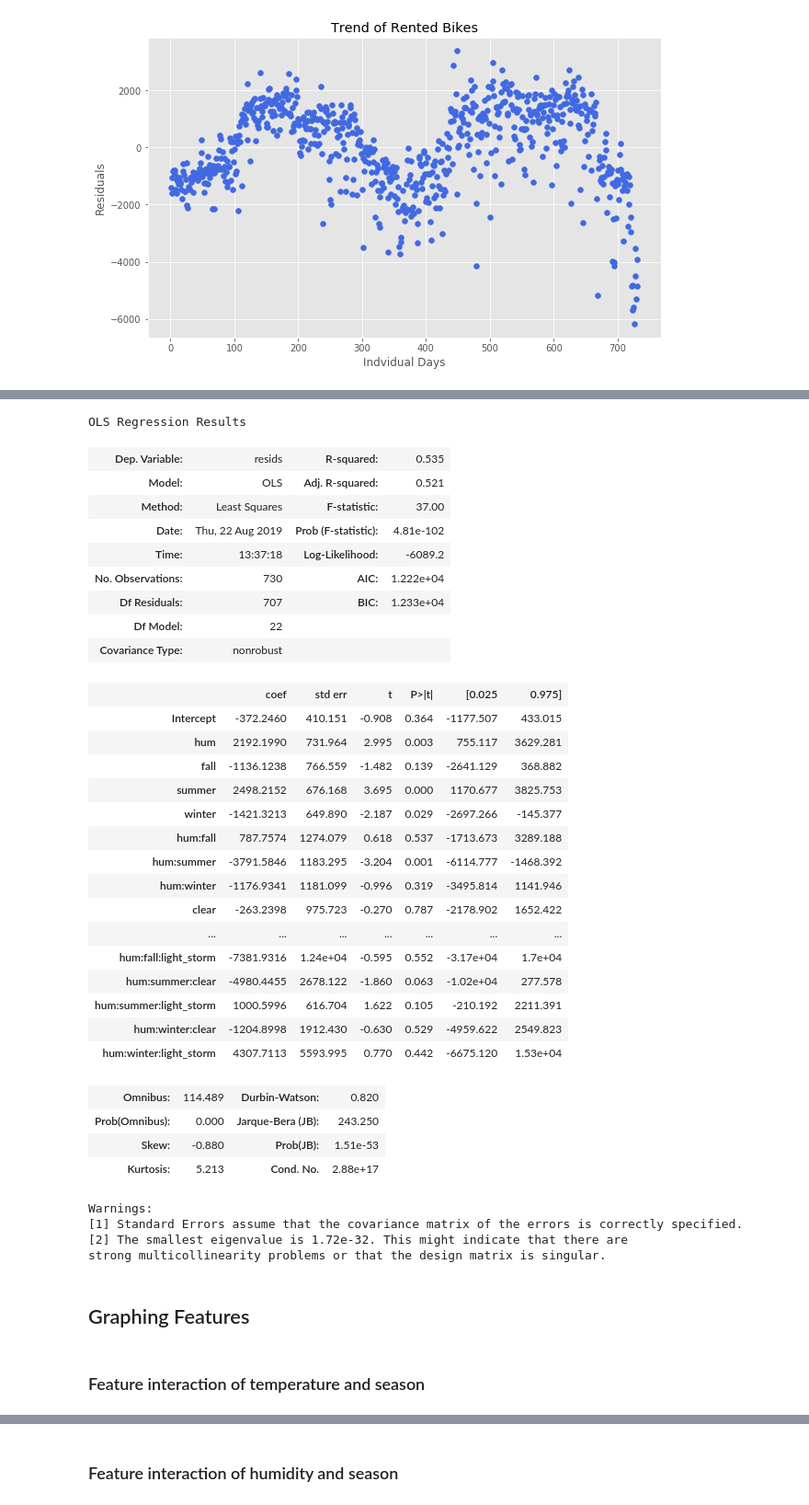
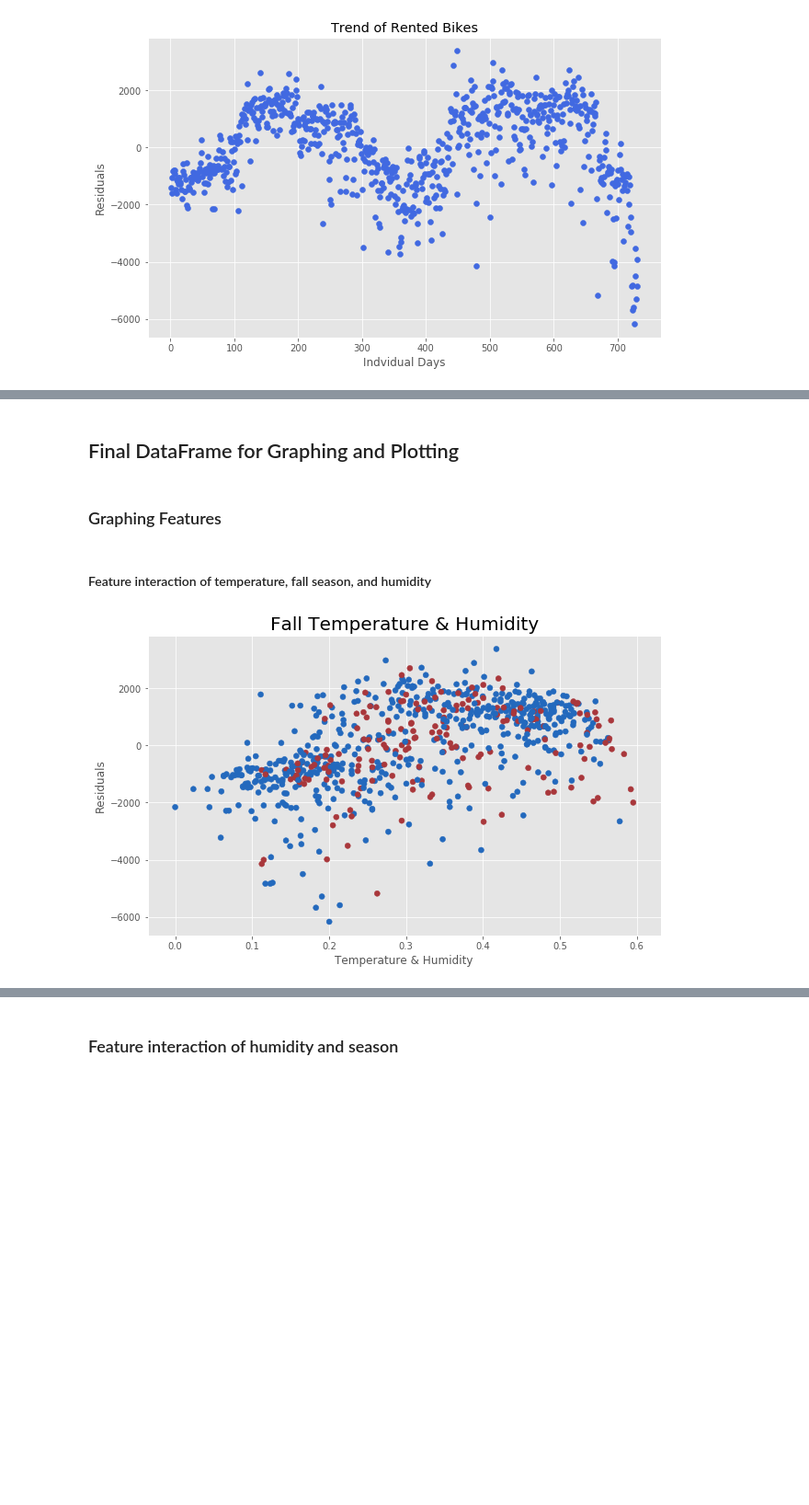
Before and after one commit to pauly51994/Bike_predictor, a Jupyter notebook: Bike-Sharing-Dataset/Graphing and Plotting.ipynb, the cells around one changed output, grey strips where cells are left out. Shown at 92% size. Cells and saved outputs as stored; diff of their text form; code cells hidden in the pictures; blank space fills up the shorter version.

```diff
--- a/Bike-Sharing-Dataset/Graphing and Plotting.ipynb
+++ b/Bike-Sharing-Dataset/Graphing and Plotting.ipynb
@@ -113,38 +125,2 @@ plt.show()
-# %%
-lr_model = ols(formula='resids~hum*(fall+summer+winter)*(clear+light_storm)', data=df).fit()
-lr_model.summary()
-# %% [output]
-OLS Regression Results
-| Dep. Variable: | resids | R-squared: | 0.535 |
-| Model: | OLS | Adj. R-squared: | 0.521 |
-| Method: | Least Squares | F-statistic: | 37.00 |
-| Date: | Thu, 22 Aug 2019 | Prob (F-statistic): | 4.81e-102 |
-| Time: | 13:37:18 | Log-Likelihood: | -6089.2 |
-| No. Observations: | 730 | AIC: | 1.222e+04 |
-| Df Residuals: | 707 | BIC: | 1.233e+04 |
-| Df Model: | 22 |  |  |
-| Covariance Type: | nonrobust |  |  |
-|  | coef | std err | t | P>|t| | [0.025 | 0.975] |
-| Intercept | -372.2460 | 410.151 | -0.908 | 0.364 | -1177.507 | 433.015 |
-| hum | 2192.1990 | 731.964 | 2.995 | 0.003 | 755.117 | 3629.281 |
-| fall | -1136.1238 | 766.559 | -1.482 | 0.139 | -2641.129 | 368.882 |
-| summer | 2498.2152 | 676.168 | 3.695 | 0.000 | 1170.677 | 3825.753 |
-| winter | -1421.3213 | 649.890 | -2.187 | 0.029 | -2697.266 | -145.377 |
-| hum:fall | 787.7574 | 1274.079 | 0.618 | 0.537 | -1713.673 | 3289.188 |
-| hum:summer | -3791.5846 | 1183.295 | -3.204 | 0.001 | -6114.777 | -1468.392 |
-| hum:winter | -1176.9341 | 1181.099 | -0.996 | 0.319 | -3495.814 | 1141.946 |
-| clear | -263.2398 | 975.723 | -0.270 | 0.787 | -2178.902 | 1652.422 |
-| ... | ... | ... | ... | ... | ... | ... |
-| hum:fall:light_storm | -7381.9316 | 1.24e+04 | -0.595 | 0.552 | -3.17e+04 | 1.7e+04 |
-| hum:summer:clear | -4980.4455 | 2678.122 | -1.860 | 0.063 | -1.02e+04 | 277.578 |
-| hum:summer:light_storm | 1000.5996 | 616.704 | 1.622 | 0.105 | -210.192 | 2211.391 |
-| hum:winter:clear | -1204.8998 | 1912.430 | -0.630 | 0.529 | -4959.622 | 2549.823 |
-| hum:winter:light_storm | 4307.7113 | 5593.995 | 0.770 | 0.442 | -6675.120 | 1.53e+04 |
-| Omnibus: | 114.489 | Durbin-Watson: | 0.820 |
-| Prob(Omnibus): | 0.000 | Jarque-Bera (JB): | 243.250 |
-| Skew: | -0.880 | Prob(JB): | 1.51e-53 |
-| Kurtosis: | 5.213 | Cond. No. | 2.88e+17 |
-Warnings:
-[1] Standard Errors assume that the covariance matrix of the errors is correctly specified.
-[2] The smallest eigenvalue is 1.72e-32. This might indicate that there are
-strong multicollinearity problems or that the design matrix is singular.
+# %% [markdown]
+## Final DataFrame for Graphing and Plotting
@@ -151,4 +129,18 @@ strong multicollinearity problems or that the design matrix is singular.
 # %% [markdown]
-## Graphing Features
+### Graphing Features
 # %% [markdown]
-### Feature interaction of temperature and season
+#### Feature interaction of temperature, fall season, and humidity
+# %%
+plt.style.use('ggplot')
+plt.figure(figsize=(10,6))
+plt.scatter(final_df['hum_temp'],final_df['resids'], c=final_df['fall'], cmap='vlag')
+
+plt.xlabel('Temperature & Humidity')
+plt.ylabel('Residuals')
+plt.title('Fall Temperature & Humidity', fontdict={'fontsize': 20})
+
+plt.savefig('fall_temp_hum.png')
+
+plt.show()
+# %% [output]
+[figure, added]
```
Also changed, not shown: parts of 19 cells of this notebook, 7 other files.
